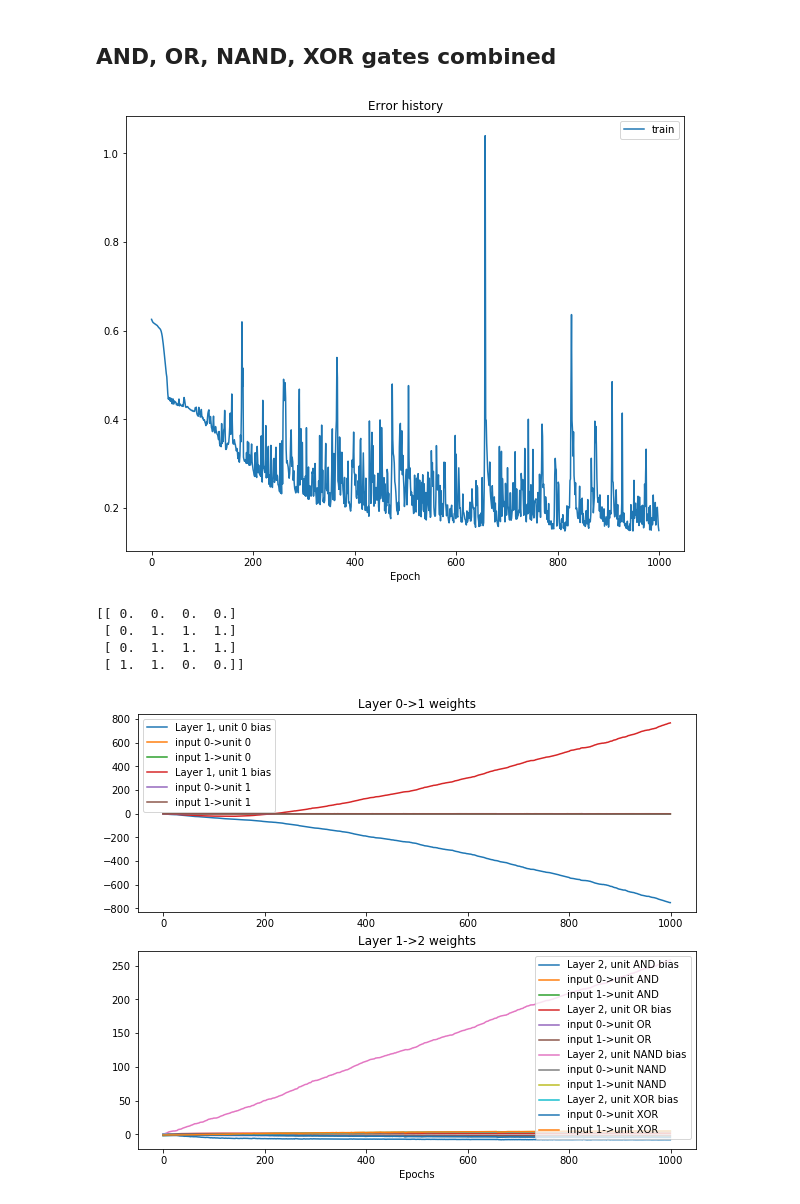
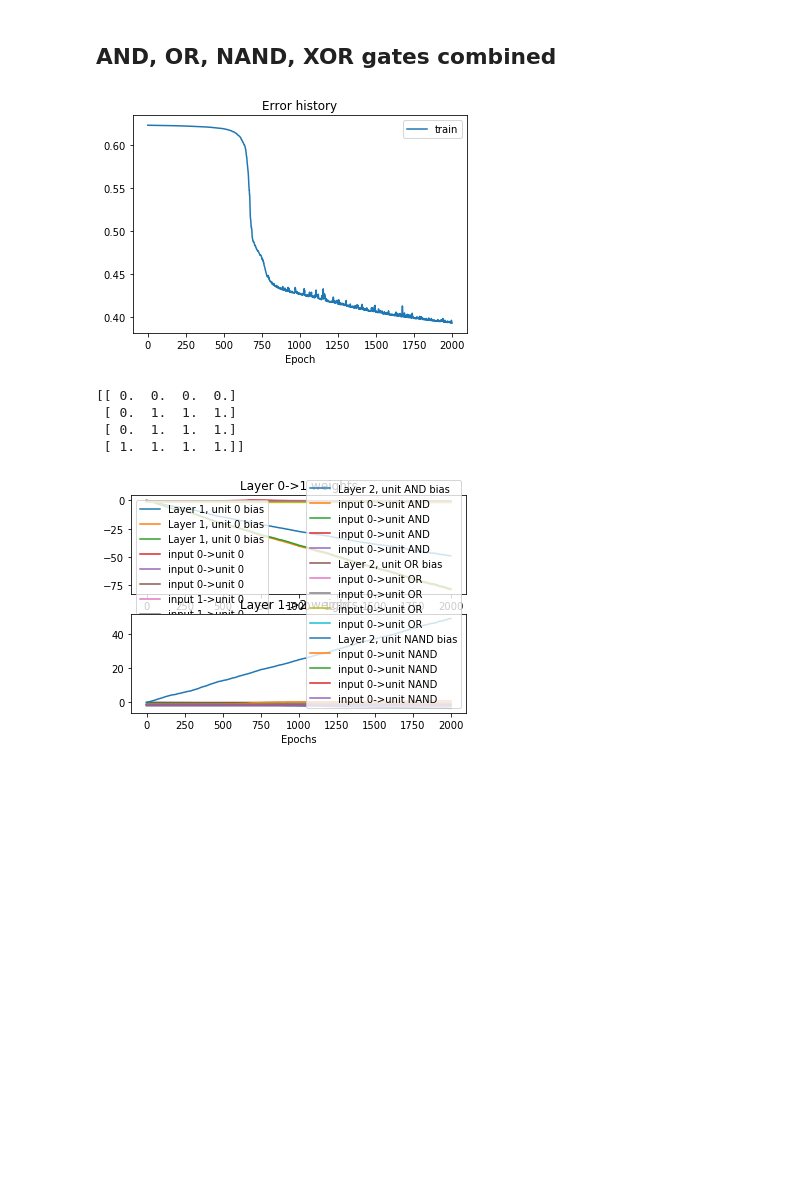
Before and after one commit to hazrmard/PoorMansNN, a Jupyter notebook: Learning logic gates.ipynb, the cells around one changed output. Drawn from its saved outputs; the diff is of its cells as text; code cells hidden in the pictures; blank space fills up the shorter version.

```diff
--- a/Learning logic gates.ipynb
+++ b/Learning logic gates.ipynb
@@ -152,33 +152,33 @@ plotFinalWeights(n, whist, ['XOR'])
 # %% [markdown]
 ## AND, OR, NAND, XOR gates combined
 # %%
-batchsize = 20
-epochs = 1000
-layers = [Layer((2,), (2,), act.Tanh()), Layer((4,), (2,), act.Tanh())]
+batchsize = 4
+epochs = 2000
+layers = [Layer((1,3), (2,), act.Tanh()), Layer((4,), (1,3), act.Tanh())]
 error = loss.SquaredLoss()
-rate = 0.7
-optimizer = opt.Momentum(rate, 0.3)
+rate = 0.1
+optimizer = opt.Optimizer(rate)
 
 n = NN(layers, error=error, optimizer=optimizer)
 
 X = np.array([[0,0],
              [0,1],
              [1,0],
              [1,1]])
 Y = np.array([[0,0,1,0],
               [0,1,1,1],
               [0,1,1,1],
               [1,1,0,0]])
 
 errors, whist = n.train(X, Y, batchsize, epochs, weighthist=True, train=(Y, X))
 plotErrors(errors)
 print(np.round(n.predict(X)))
 plotWeightHistory(n, whist, ['AND', 'OR', 'NAND', 'XOR'])
 plotFinalWeights(n, whist, ['AND', 'OR', 'NAND', 'XOR'])
 # %% [output]
-[figure, old version]
+[figure, new version]
 [[ 0.  0.  0.  0.]
  [ 0.  1.  1.  1.]
  [ 0.  1.  1.  1.]
- [ 1.  1.  0.  0.]]
+ [ 1.  1.  1.  1.]]
-[figure, old version]
+[figure, new version]
```
Also changed, not shown: parts of 3 cells of this notebook, 5 other files.
